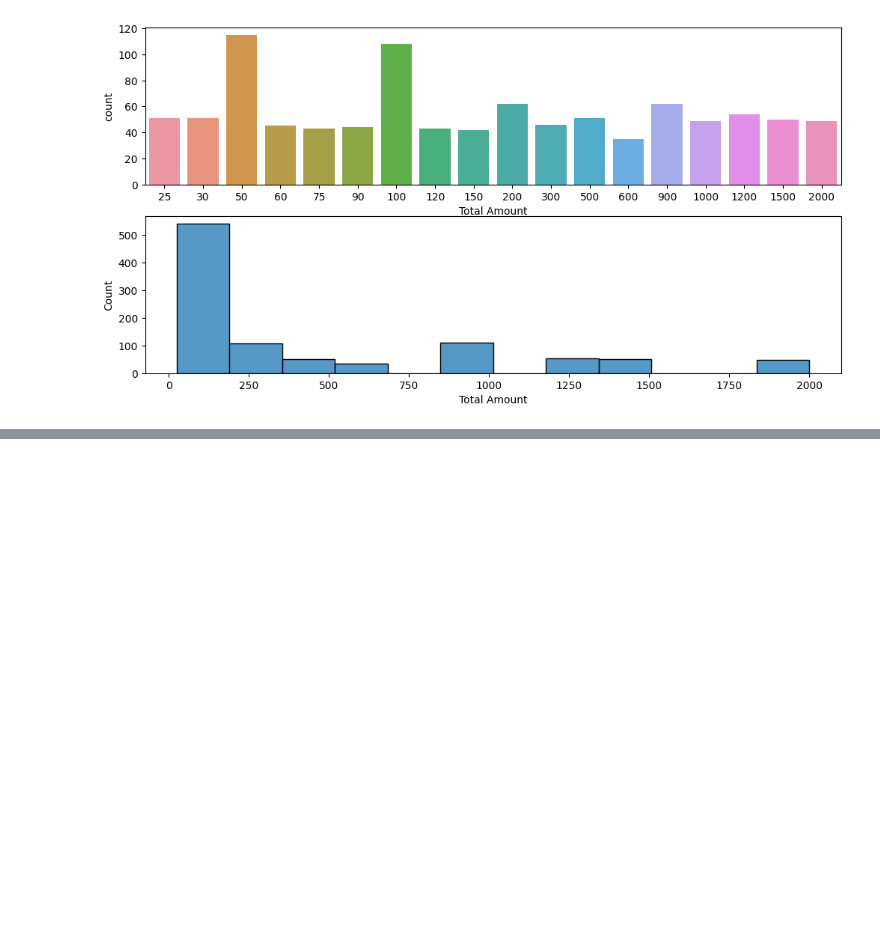
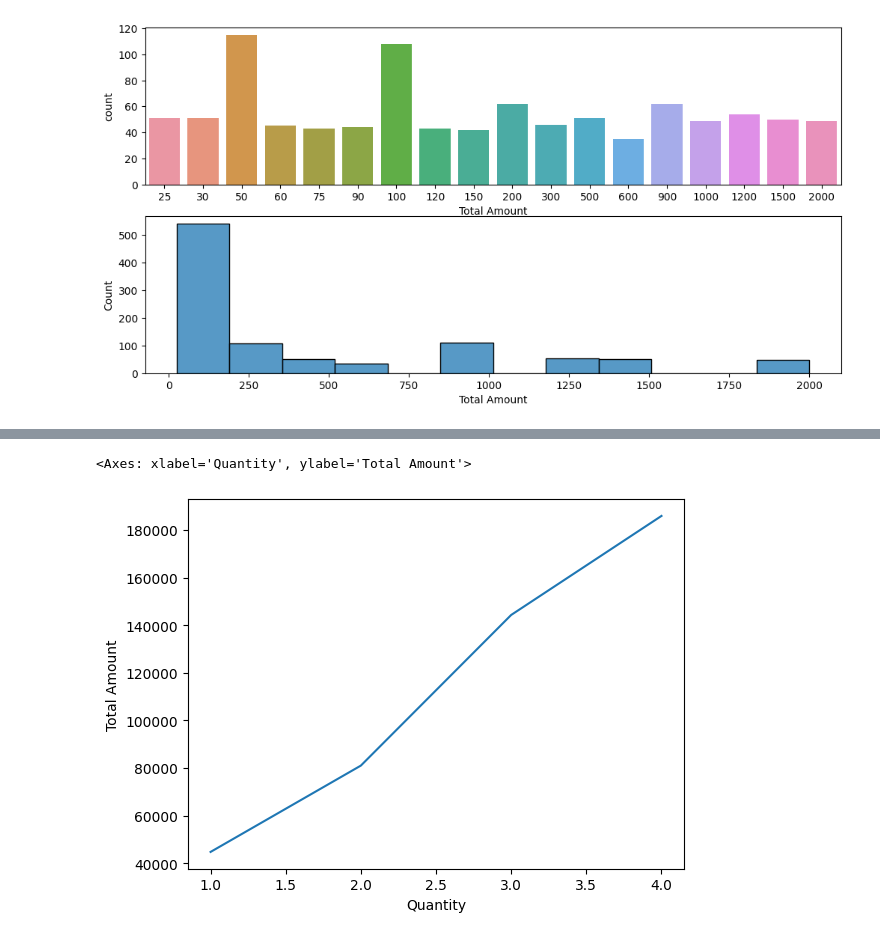
Before and after one commit to rajashreemunoli/2024_Women_Who_Code_Kaggle_EDA_Challenge, a Jupyter notebook: 2024-wwc-eda-challenge-retail-sales.ipynb, the cells around one changed output, grey strips where cells are left out. Cells and saved outputs as stored; diff of their text form; code cells hidden in the pictures; blank space fills up the shorter version.

```diff
--- a/2024-wwc-eda-challenge-retail-sales.ipynb
+++ b/2024-wwc-eda-challenge-retail-sales.ipynb
@@ -237,0 +299,3 @@ plt.show()
+# %%
+amt_grpby_qty=sales_data.groupby(['Quantity'])['Total Amount'].sum().reset_index()
+amt_grpby_qty
@@ -237,0 +308,5 @@ plt.show()
+# %%
+sns.lineplot(amt_grpby_qty,x='Quantity',y='Total Amount')
+# %% [output]
+<Axes: xlabel='Quantity', ylabel='Total Amount'>
+[figure, added]
```
Also changed, not shown: parts of 24 cells of this notebook.
